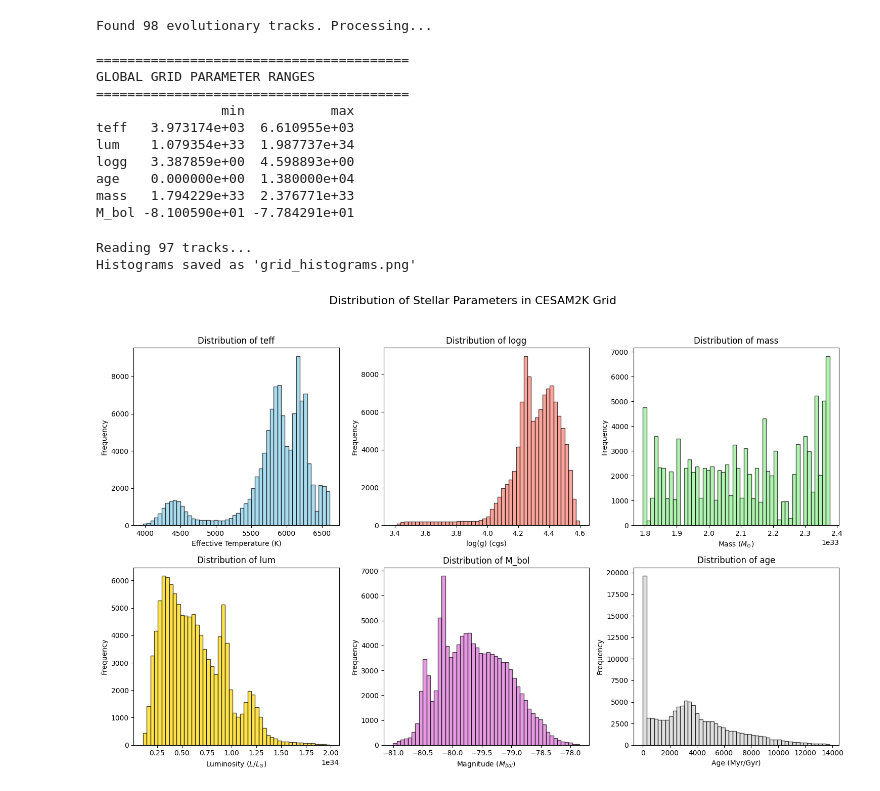
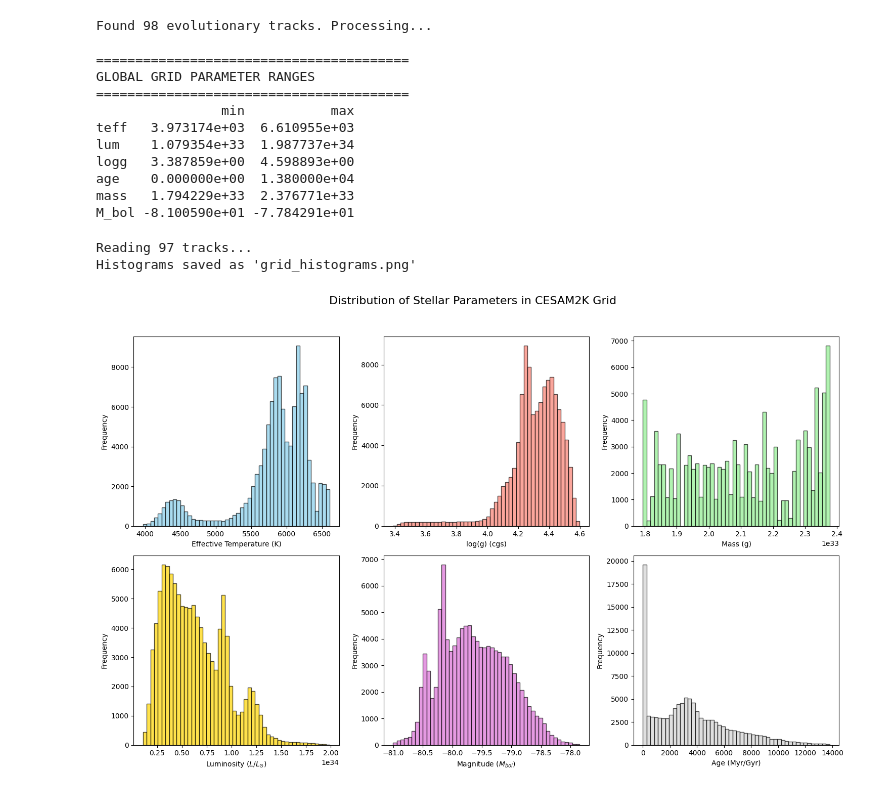
Before and after one commit to IsaacLP/Computational-Astrobiology, a Jupyter notebook: project/notebooks/grid.ipynb, the cells around one changed output. Drawn from its saved outputs; the diff is of its cells as text; code cells hidden in the pictures.

Commit message:
re-ran; updated plot labels

```diff
--- a/project/notebooks/grid.ipynb
+++ b/project/notebooks/grid.ipynb
@@ -2,7 +2,7 @@
 import h5py
 import numpy as np
 # %%
-f = h5py.File('models/grid_v0.1_ov0-plato.hdf5', 'r')
+f = h5py.File('../psls/models/grid_v0.1_ov0-plato.hdf5', 'r')
 
 print(list(f.keys()))
 # %% [output]
@@ -37,7 +37,7 @@ import h5py
 import pandas as pd
 import numpy as np
 
-file_path = 'models/grid_v0.1_ov0-plato.hdf5'
+file_path = '../psls/models/grid_v0.1_ov0-plato.hdf5'
 
 def analyze_full_grid(file_path):
     all_data = []
@@ -128,37 +128,35 @@ def plot_grid_histograms(file_path):
         df['M_bol'] = 4.74 - 2.5 * np.log10(df['lum'])
 
     # Setup the figure
     fig, axes = plt.subplots(2, 3, figsize=(15, 10))
     fig.suptitle('Distribution of Stellar Parameters in CESAM2K Grid', fontsize=16)
 
     # List of parameters to plot
     params = [
         ('teff', 'Effective Temperature (K)', 'skyblue'),
         ('logg', 'log(g) (cgs)', 'salmon'),
-        ('mass', 'Mass ($M_{\odot}$)', 'lightgreen'),
-        ('lum', 'Luminosity ($L/L_{\odot}$)', 'gold'),
-        ('M_bol', 'Magnitude ($M_{bol}$)', 'orchid'),
+        ('mass', 'Mass (g)', 'lightgreen'),
+        ('lum', r'Luminosity ($L/L_{\odot}$)', 'gold'),
+        ('M_bol', r'Magnitude ($M_{bol}$)', 'orchid'),
         ('age', 'Age (Myr/Gyr)', 'lightgrey')
     ]
 
     for ax, (col, label, color) in zip(axes.flatten(), params):
         if col in df.columns:
             ax.hist(df[col].dropna(), bins=50, color=color, edgecolor='black', alpha=0.7)
             ax.set_xlabel(label)
             ax.set_ylabel('Frequency')
-            ax.set_title(f'Distribution of {col}')
         else:
             ax.set_visible(False)
 
     plt.tight_layout(rect=[0, 0.03, 1, 0.95])
-    plt.savefig('grid_histograms.png')
     print("Histograms saved as 'grid_histograms.png'")
 
     return df
 
 # Run the plotting function
-df_all = plot_grid_histograms('models/grid_v0.1_ov0-plato.hdf5')
+df_all = plot_grid_histograms('../psls/models/grid_v0.1_ov0-plato.hdf5')
 # %% [output]
 Reading 97 tracks...
 Histograms saved as 'grid_histograms.png'
-[figure, old version]
+[figure, new version]
```
